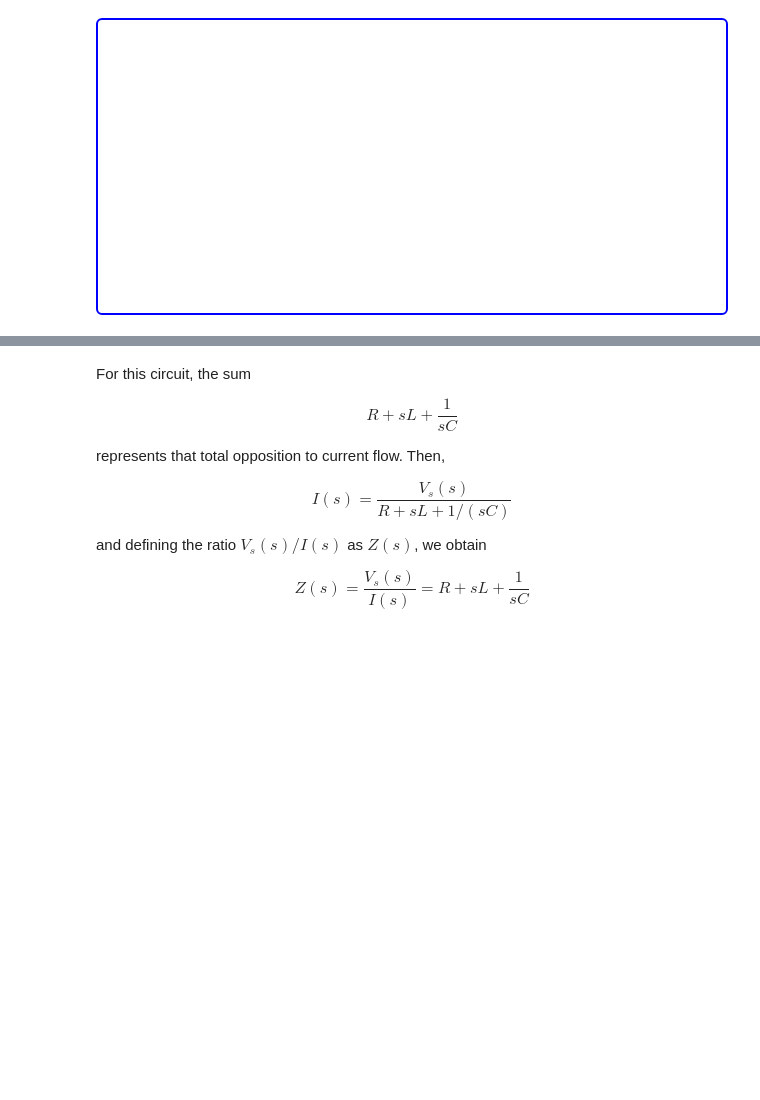
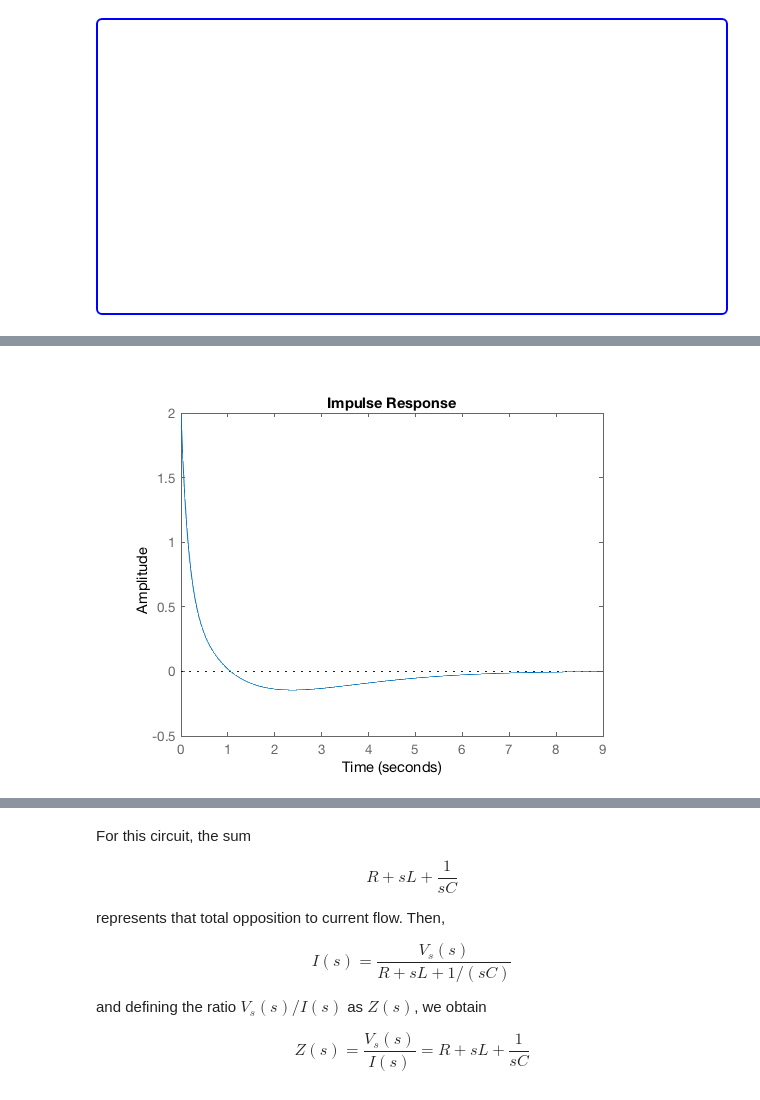
Before and after one commit to cpjobling/EG-247-Resources, a Jupyter notebook: week3/circuit_analysis.ipynb, the cells around one changed output, grey strips where cells are left out. Cells and saved outputs as stored; diff of their text form; code cells hidden in the pictures; blank space fills up the shorter version.

```diff
--- a/week3/circuit_analysis.ipynb
+++ b/week3/circuit_analysis.ipynb
@@ -124,0 +289,2 @@ See Blackboard for worked solution.
+# %%
+Vout = tf(2*conv([1, 0],[1, 3]),[1, 8, 10, 4])
@@ -125,3 +299,7 @@ See Blackboard for worked solution.
+# %%
+impulse(Vout)
+# %% [output]
+[figure, added]
 # %% [markdown]
 ## Complex Impedance Z(s)
 
```
Also changed, not shown: parts of 27 cells of this notebook, 12 other files.
